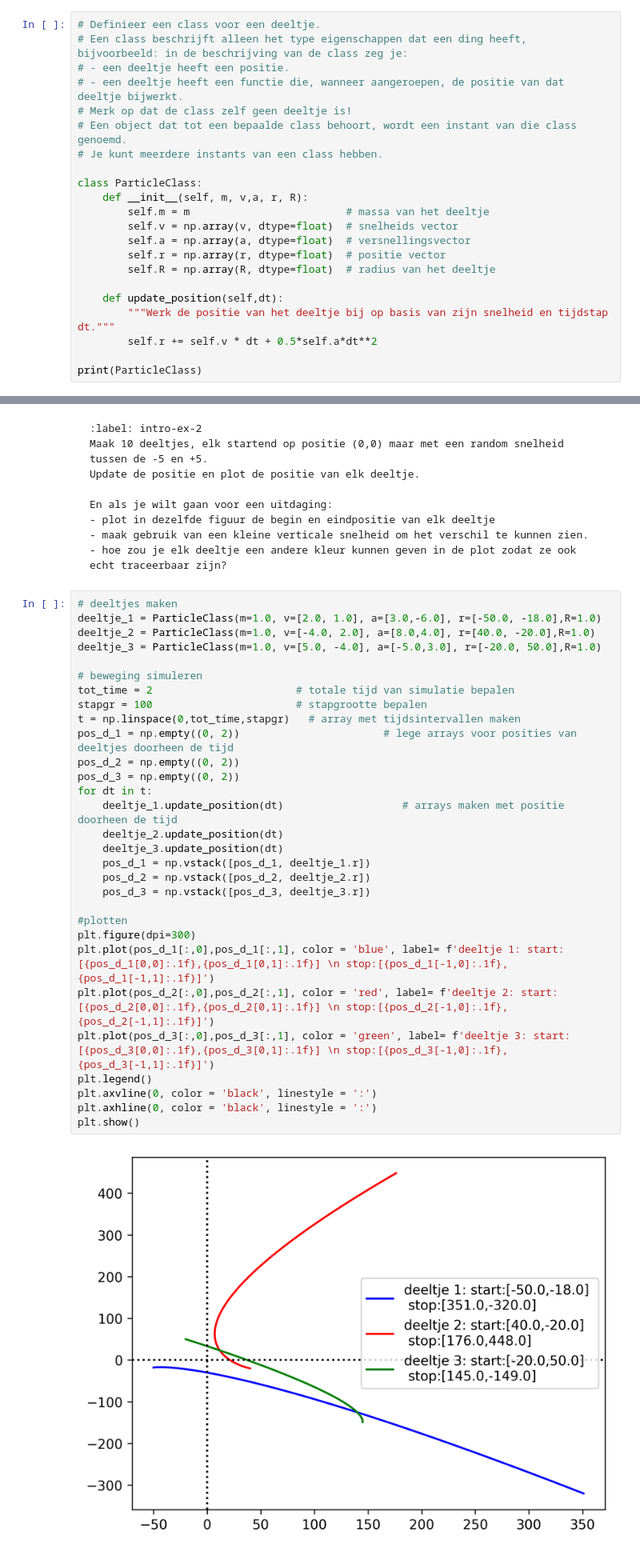
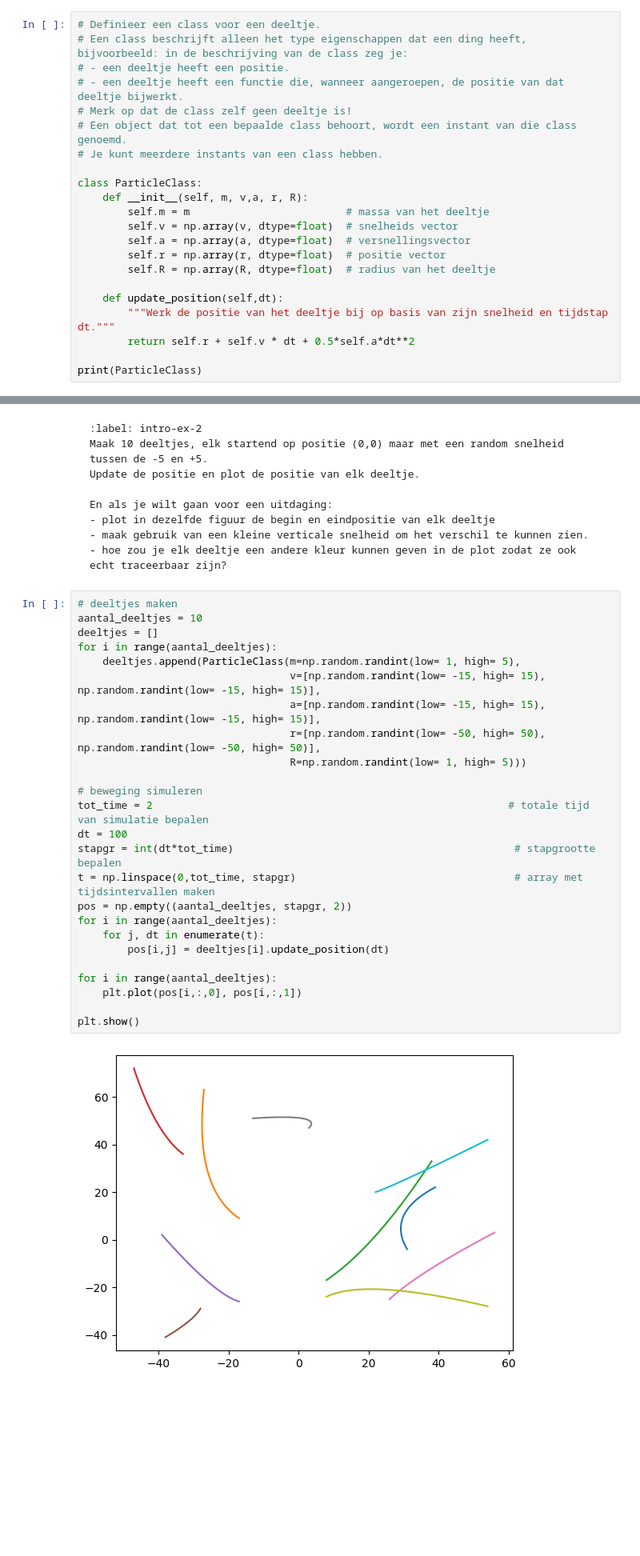
Before and after one commit to hldemulder/12, a Jupyter notebook: Content/PySim/1_intro_sim.ipynb, the cells around one changed output, grey strips where cells are left out. Shown at 80% size. Drawn from its saved outputs; the diff is of its cells as text; blank space fills up the shorter version.

````diff
--- a/Content/PySim/1_intro_sim.ipynb
+++ b/Content/PySim/1_intro_sim.ipynb
@@ -32,7 +32,7 @@ class ParticleClass:
 
     def update_position(self,dt):
         """Werk de positie van het deeltje bij op basis van zijn snelheid en tijdstap dt."""
-        self.r += self.v * dt + 0.5*self.a*dt**2
+        return self.r + self.v * dt + 0.5*self.a*dt**2
 
 print(ParticleClass)
 # %% [output]
@@ -166,36 +166,31 @@ En als je wilt gaan voor een uitdaging:
 ```
 # %%
 # deeltjes maken
-deeltje_1 = ParticleClass(m=1.0, v=[2.0, 1.0], a=[3.0,-6.0], r=[-50.0, -18.0],R=1.0)
-deeltje_2 = ParticleClass(m=1.0, v=[-4.0, 2.0], a=[8.0,4.0], r=[40.0, -20.0],R=1.0)
-deeltje_3 = ParticleClass(m=1.0, v=[5.0, -4.0], a=[-5.0,3.0], r=[-20.0, 50.0],R=1.0)
+aantal_deeltjes = 10
+deeltjes = []
+for i in range(aantal_deeltjes):
+    deeltjes.append(ParticleClass(m=np.random.randint(low= 1, high= 5),
+                                  v=[np.random.randint(low= -15, high= 15), np.random.randint(low= -15, high= 15)],
+                                  a=[np.random.randint(low= -15, high= 15), np.random.randint(low= -15, high= 15)],
+                                  r=[np.random.randint(low= -50, high= 50), np.random.randint(low= -50, high= 50)],
+                                  R=np.random.randint(low= 1, high= 5)))
 
 # beweging simuleren
-tot_time = 2                       # totale tijd van simulatie bepalen
-stapgr = 100                       # stapgrootte bepalen
-t = np.linspace(0,tot_time,stapgr)   # array met tijdsintervallen maken
-pos_d_1 = np.empty((0, 2))                       # lege arrays voor posities van deeltjes doorheen de tijd
-pos_d_2 = np.empty((0, 2))
-pos_d_3 = np.empty((0, 2))
-for dt in t:
-    deeltje_1.update_position(dt)                   # arrays maken met positie doorheen de tijd
-    deeltje_2.update_position(dt)
-    deeltje_3.update_position(dt)
-    pos_d_1 = np.vstack([pos_d_1, deeltje_1.r])
-    pos_d_2 = np.vstack([pos_d_2, deeltje_2.r])
-    pos_d_3 = np.vstack([pos_d_3, deeltje_3.r])
+tot_time = 2                                                         # totale tijd van simulatie bepalen
+dt = 100
+stapgr = int(dt*tot_time)                                             # stapgrootte bepalen
+t = np.linspace(0,tot_time, stapgr)                                   # array met tijdsintervallen maken
+pos = np.empty((aantal_deeltjes, stapgr, 2))
+for i in range(aantal_deeltjes):
+    for j, dt in enumerate(t):
+        pos[i,j] = deeltjes[i].update_position(dt)
 
-#plotten
-plt.figure(dpi=300)
-plt.plot(pos_d_1[:,0],pos_d_1[:,1], color = 'blue', label= f'deeltje 1: start:[{pos_d_1[0,0]:.1f},{pos_d_1[0,1]:.1f}] \n stop:[{pos_d_1[-1,0]:.1f},{pos_d_1[-1,1]:.1f}]')
-plt.plot(pos_d_2[:,0],pos_d_2[:,1], color = 'red', label= f'deeltje 2: start:[{pos_d_2[0,0]:.1f},{pos_d_2[0,1]:.1f}] \n stop:[{pos_d_2[-1,0]:.1f},{pos_d_2[-1,1]:.1f}]')
-plt.plot(pos_d_3[:,0],pos_d_3[:,1], color = 'green', label= f'deeltje 3: start:[{pos_d_3[0,0]:.1f},{pos_d_3[0,1]:.1f}] \n stop:[{pos_d_3[-1,0]:.1f},{pos_d_3[-1,1]:.1f}]')
-plt.legend()
-plt.axvline(0, color = 'black', linestyle = ':')
-plt.axhline(0, color = 'black', linestyle = ':')
+for i in range(aantal_deeltjes):
+    plt.plot(pos[i,:,0], pos[i,:,1])
+
 plt.show()
 # %% [output]
-[figure, old version]
+[figure, new version]
 # %% [markdown]
 Onze simulaties worden snel "zwaar".
 Er moeten veel berekeningen gedaan worden en dat kost nu eenmaal tijd.
````
Also changed, not shown: parts of 1 cell of this notebook.
